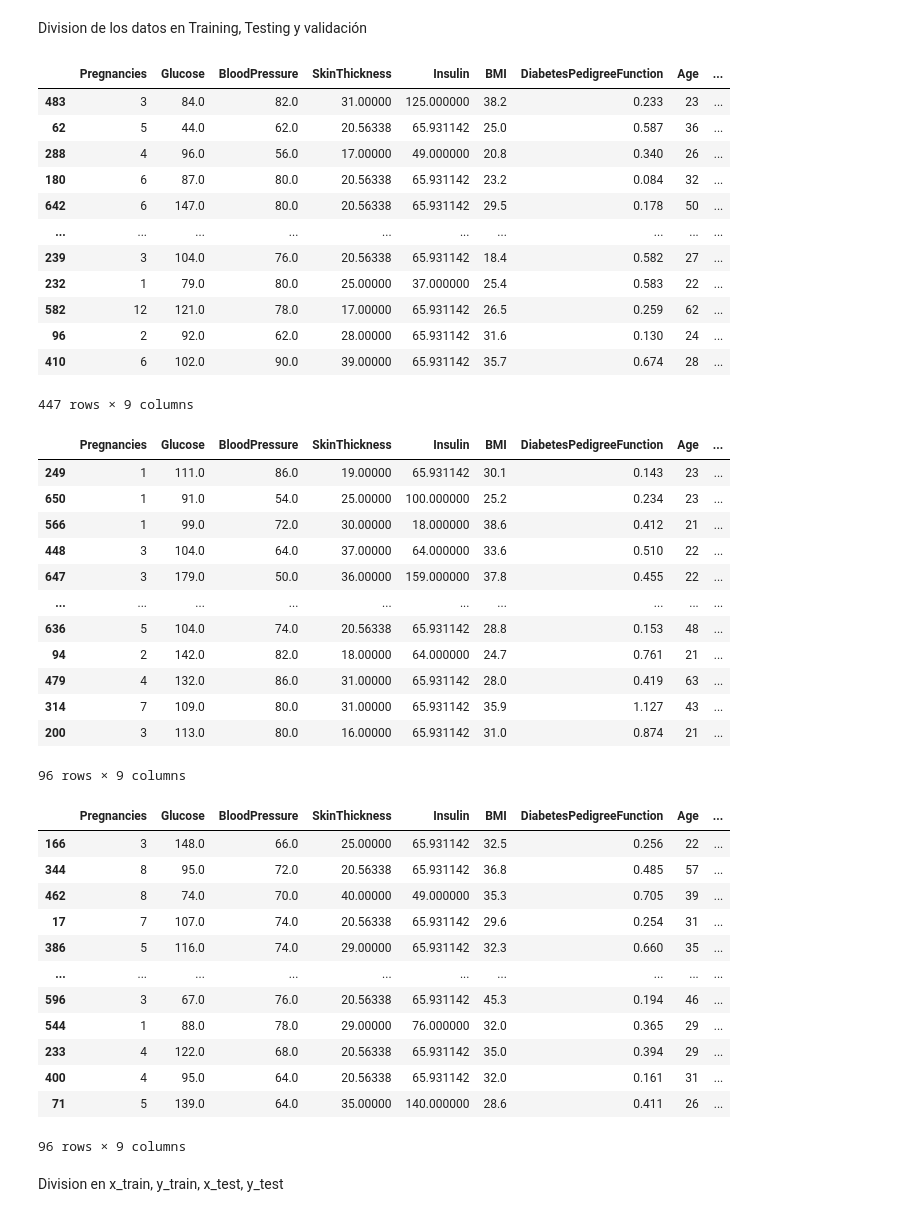
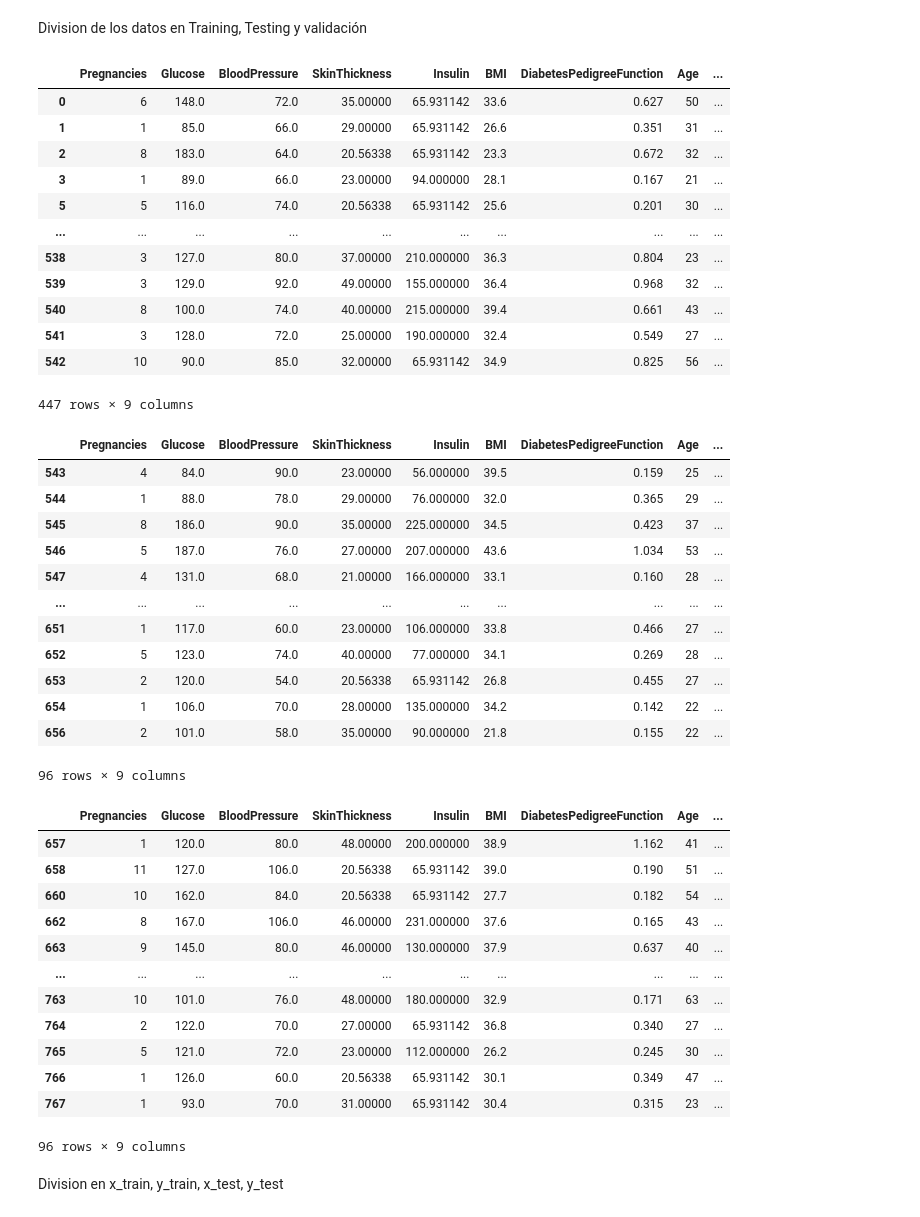
Before and after one commit to javirima/Proyecto1_IA, a Jupyter notebook: notebook.ipynb, the cells around one changed output. Saved outputs shown, nothing was run; the diff lists cells and outputs as text; code cells hidden in the pictures.

```diff
--- a/notebook.ipynb
+++ b/notebook.ipynb
@@ -233,72 +282,72 @@ plt.show()
 Division de los datos en Training, Testing y validación
 # %%
 
-DataFrame= DataFrame.sample(frac=1)  #baraja el dataframe
-ratio=0.70 # 80% del dataset
+#DataFrame= DataFrame.sample(frac=1)  #baraja el dataframe
+ratio=0.70 # 70% del dataset
 
 
 total_rows = DataFrame.shape[0]
 train_size = int(total_rows * ratio)
 
 
 DataFrameTraining = DataFrame[0:train_size]
 
 #dataframe a testear
 
 #Guarda el 30% restante
 DataFrameExtra = DataFrame[train_size:]
 
 
 ratio = 0.50
 
 total_rows = DataFrameExtra.shape[0]
 testing_size = int(total_rows * ratio)
 
 DataFrameTesting = DataFrameExtra[0:testing_size]
 DataFrameValidation = DataFrameExtra[testing_size:]
 
 display(DataFrameTraining)
 display(DataFrameTesting)
 display(DataFrameValidation)
 # %% [output]
 |  | Pregnancies | Glucose | BloodPressure | SkinThickness | Insulin | BMI | DiabetesPedigreeFunction | Age | ... |
-| 483 | 3 | 84.0 | 82.0 | 31.00000 | 125.000000 | 38.2 | 0.233 | 23 | ... |
-| 62 | 5 | 44.0 | 62.0 | 20.56338 | 65.931142 | 25.0 | 0.587 | 36 | ... |
-| 288 | 4 | 96.0 | 56.0 | 17.00000 | 49.000000 | 20.8 | 0.340 | 26 | ... |
-| 180 | 6 | 87.0 | 80.0 | 20.56338 | 65.931142 | 23.2 | 0.084 | 32 | ... |
-| 642 | 6 | 147.0 | 80.0 | 20.56338 | 65.931142 | 29.5 | 0.178 | 50 | ... |
+| 0 | 6 | 148.0 | 72.0 | 35.00000 | 65.931142 | 33.6 | 0.627 | 50 | ... |
+| 1 | 1 | 85.0 | 66.0 | 29.00000 | 65.931142 | 26.6 | 0.351 | 31 | ... |
+| 2 | 8 | 183.0 | 64.0 | 20.56338 | 65.931142 | 23.3 | 0.672 | 32 | ... |
+| 3 | 1 | 89.0 | 66.0 | 23.00000 | 94.000000 | 28.1 | 0.167 | 21 | ... |
+| 5 | 5 | 116.0 | 74.0 | 20.56338 | 65.931142 | 25.6 | 0.201 | 30 | ... |
 | ... | ... | ... | ... | ... | ... | ... | ... | ... | ... |
-| 239 | 3 | 104.0 | 76.0 | 20.56338 | 65.931142 | 18.4 | 0.582 | 27 | ... |
-| 232 | 1 | 79.0 | 80.0 | 25.00000 | 37.000000 | 25.4 | 0.583 | 22 | ... |
-| 582 | 12 | 121.0 | 78.0 | 17.00000 | 65.931142 | 26.5 | 0.259 | 62 | ... |
-| 96 | 2 | 92.0 | 62.0 | 28.00000 | 65.931142 | 31.6 | 0.130 | 24 | ... |
-| 410 | 6 | 102.0 | 90.0 | 39.00000 | 65.931142 | 35.7 | 0.674 | 28 | ... |
+| 538 | 3 | 127.0 | 80.0 | 37.00000 | 210.000000 | 36.3 | 0.804 | 23 | ... |
+| 539 | 3 | 129.0 | 92.0 | 49.00000 | 155.000000 | 36.4 | 0.968 | 32 | ... |
+| 540 | 8 | 100.0 | 74.0 | 40.00000 | 215.000000 | 39.4 | 0.661 | 43 | ... |
+| 541 | 3 | 128.0 | 72.0 | 25.00000 | 190.000000 | 32.4 | 0.549 | 27 | ... |
+| 542 | 10 | 90.0 | 85.0 | 32.00000 | 65.931142 | 34.9 | 0.825 | 56 | ... |
 447 rows × 9 columns
 |  | Pregnancies | Glucose | BloodPressure | SkinThickness | Insulin | BMI | DiabetesPedigreeFunction | Age | ... |
-| 249 | 1 | 111.0 | 86.0 | 19.00000 | 65.931142 | 30.1 | 0.143 | 23 | ... |
-| 650 | 1 | 91.0 | 54.0 | 25.00000 | 100.000000 | 25.2 | 0.234 | 23 | ... |
-| 566 | 1 | 99.0 | 72.0 | 30.00000 | 18.000000 | 38.6 | 0.412 | 21 | ... |
-| 448 | 3 | 104.0 | 64.0 | 37.00000 | 64.000000 | 33.6 | 0.510 | 22 | ... |
-| 647 | 3 | 179.0 | 50.0 | 36.00000 | 159.000000 | 37.8 | 0.455 | 22 | ... |
+| 543 | 4 | 84.0 | 90.0 | 23.00000 | 56.000000 | 39.5 | 0.159 | 25 | ... |
+| 544 | 1 | 88.0 | 78.0 | 29.00000 | 76.000000 | 32.0 | 0.365 | 29 | ... |
+| 545 | 8 | 186.0 | 90.0 | 35.00000 | 225.000000 | 34.5 | 0.423 | 37 | ... |
+| 546 | 5 | 187.0 | 76.0 | 27.00000 | 207.000000 | 43.6 | 1.034 | 53 | ... |
+| 547 | 4 | 131.0 | 68.0 | 21.00000 | 166.000000 | 33.1 | 0.160 | 28 | ... |
 | ... | ... | ... | ... | ... | ... | ... | ... | ... | ... |
-| 636 | 5 | 104.0 | 74.0 | 20.56338 | 65.931142 | 28.8 | 0.153 | 48 | ... |
-| 94 | 2 | 142.0 | 82.0 | 18.00000 | 64.000000 | 24.7 | 0.761 | 21 | ... |
-| 479 | 4 | 132.0 | 86.0 | 31.00000 | 65.931142 | 28.0 | 0.419 | 63 | ... |
-| 314 | 7 | 109.0 | 80.0 | 31.00000 | 65.931142 | 35.9 | 1.127 | 43 | ... |
-| 200 | 3 | 113.0 | 80.0 | 16.00000 | 65.931142 | 31.0 | 0.874 | 21 | ... |
+| 651 | 1 | 117.0 | 60.0 | 23.00000 | 106.000000 | 33.8 | 0.466 | 27 | ... |
+| 652 | 5 | 123.0 | 74.0 | 40.00000 | 77.000000 | 34.1 | 0.269 | 28 | ... |
+| 653 | 2 | 120.0 | 54.0 | 20.56338 | 65.931142 | 26.8 | 0.455 | 27 | ... |
+| 654 | 1 | 106.0 | 70.0 | 28.00000 | 135.000000 | 34.2 | 0.142 | 22 | ... |
+| 656 | 2 | 101.0 | 58.0 | 35.00000 | 90.000000 | 21.8 | 0.155 | 22 | ... |
 96 rows × 9 columns
 |  | Pregnancies | Glucose | BloodPressure | SkinThickness | Insulin | BMI | DiabetesPedigreeFunction | Age | ... |
-| 166 | 3 | 148.0 | 66.0 | 25.00000 | 65.931142 | 32.5 | 0.256 | 22 | ... |
-| 344 | 8 | 95.0 | 72.0 | 20.56338 | 65.931142 | 36.8 | 0.485 | 57 | ... |
-| 462 | 8 | 74.0 | 70.0 | 40.00000 | 49.000000 | 35.3 | 0.705 | 39 | ... |
-| 17 | 7 | 107.0 | 74.0 | 20.56338 | 65.931142 | 29.6 | 0.254 | 31 | ... |
-| 386 | 5 | 116.0 | 74.0 | 29.00000 | 65.931142 | 32.3 | 0.660 | 35 | ... |
+| 657 | 1 | 120.0 | 80.0 | 48.00000 | 200.000000 | 38.9 | 1.162 | 41 | ... |
+| 658 | 11 | 127.0 | 106.0 | 20.56338 | 65.931142 | 39.0 | 0.190 | 51 | ... |
+| 660 | 10 | 162.0 | 84.0 | 20.56338 | 65.931142 | 27.7 | 0.182 | 54 | ... |
+| 662 | 8 | 167.0 | 106.0 | 46.00000 | 231.000000 | 37.6 | 0.165 | 43 | ... |
+| 663 | 9 | 145.0 | 80.0 | 46.00000 | 130.000000 | 37.9 | 0.637 | 40 | ... |
 | ... | ... | ... | ... | ... | ... | ... | ... | ... | ... |
-| 596 | 3 | 67.0 | 76.0 | 20.56338 | 65.931142 | 45.3 | 0.194 | 46 | ... |
-| 544 | 1 | 88.0 | 78.0 | 29.00000 | 76.000000 | 32.0 | 0.365 | 29 | ... |
-| 233 | 4 | 122.0 | 68.0 | 20.56338 | 65.931142 | 35.0 | 0.394 | 29 | ... |
-| 400 | 4 | 95.0 | 64.0 | 20.56338 | 65.931142 | 32.0 | 0.161 | 31 | ... |
-| 71 | 5 | 139.0 | 64.0 | 35.00000 | 140.000000 | 28.6 | 0.411 | 26 | ... |
+| 763 | 10 | 101.0 | 76.0 | 48.00000 | 180.000000 | 32.9 | 0.171 | 63 | ... |
+| 764 | 2 | 122.0 | 70.0 | 27.00000 | 65.931142 | 36.8 | 0.340 | 27 | ... |
+| 765 | 5 | 121.0 | 72.0 | 23.00000 | 112.000000 | 26.2 | 0.245 | 30 | ... |
+| 766 | 1 | 126.0 | 60.0 | 20.56338 | 65.931142 | 30.1 | 0.349 | 47 | ... |
+| 767 | 1 | 93.0 | 70.0 | 31.00000 | 65.931142 | 30.4 | 0.315 | 23 | ... |
 96 rows × 9 columns
 # %% [markdown]
 Division en x_train, y_train, x_test, y_test
```
Also changed, not shown: parts of 29 cells of this notebook, 9 other files.
